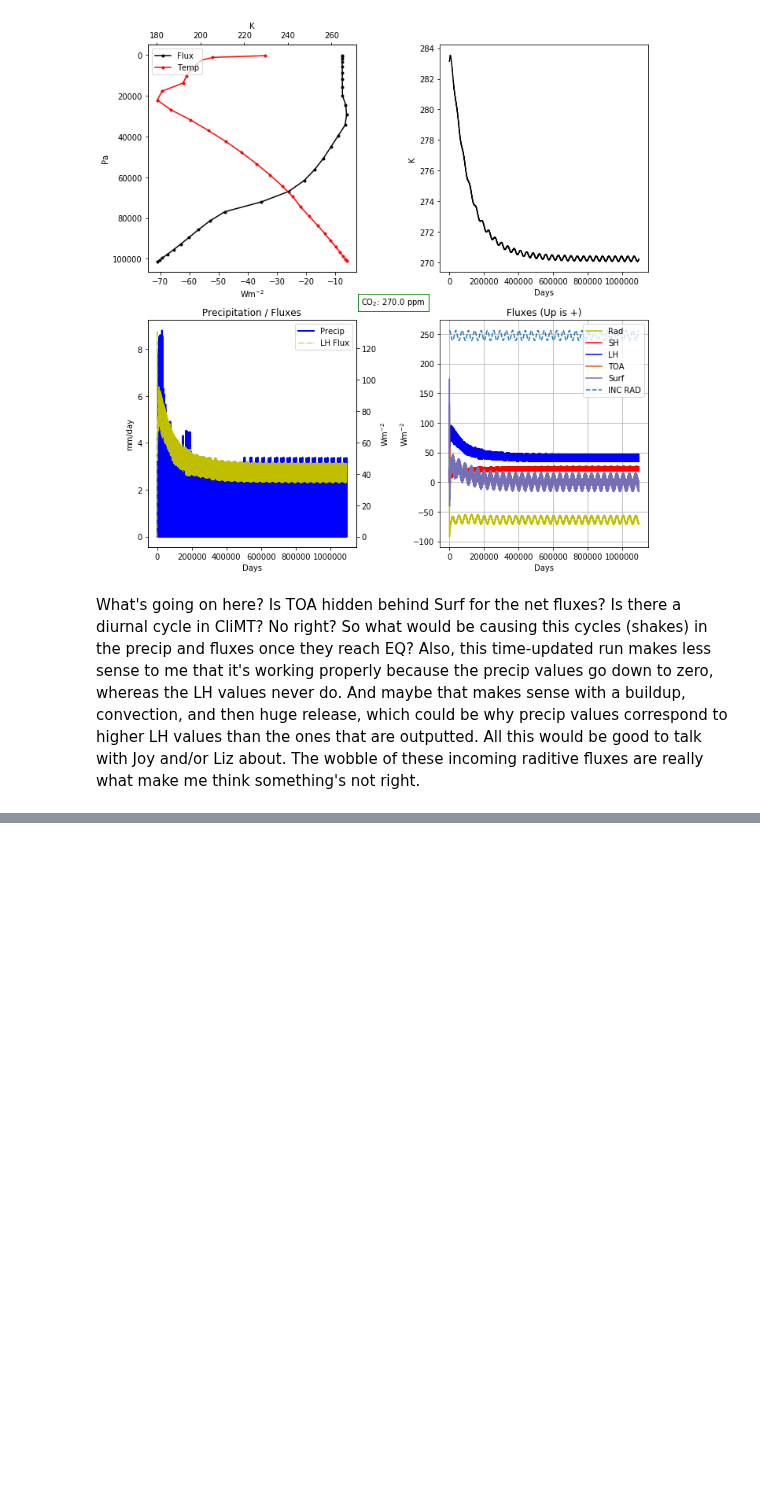
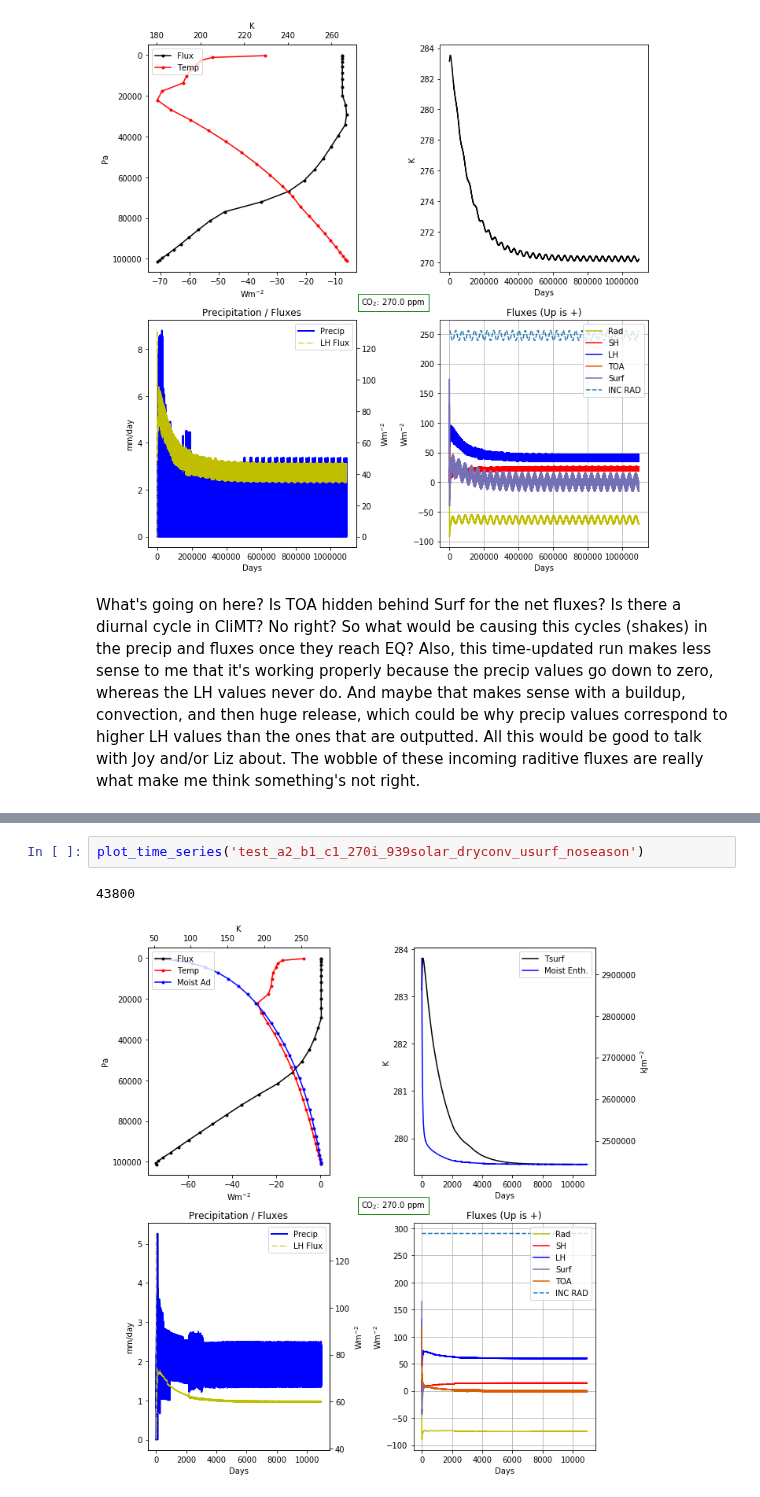
Before and after one commit to HaynesStephens/climproj, a Jupyter notebook: plot_time_series.ipynb, the cells around one changed output, grey strips where cells are left out. Saved outputs shown, nothing was run; the diff lists cells and outputs as text; blank space fills up the shorter version.

```diff
--- a/plot_time_series.ipynb
+++ b/plot_time_series.ipynb
@@ -196,0 +214,5 @@ plot_time_series('test_a2_b1_c1_270i_939solar')
+# %%
+plot_time_series('test_a2_b1_c1_270i_939solar_dryconv_usurf_noseason')
+# %% [output]
+43800
+[figure, added]
```
Also changed, not shown: parts of 9 cells of this notebook, 8 other files.
